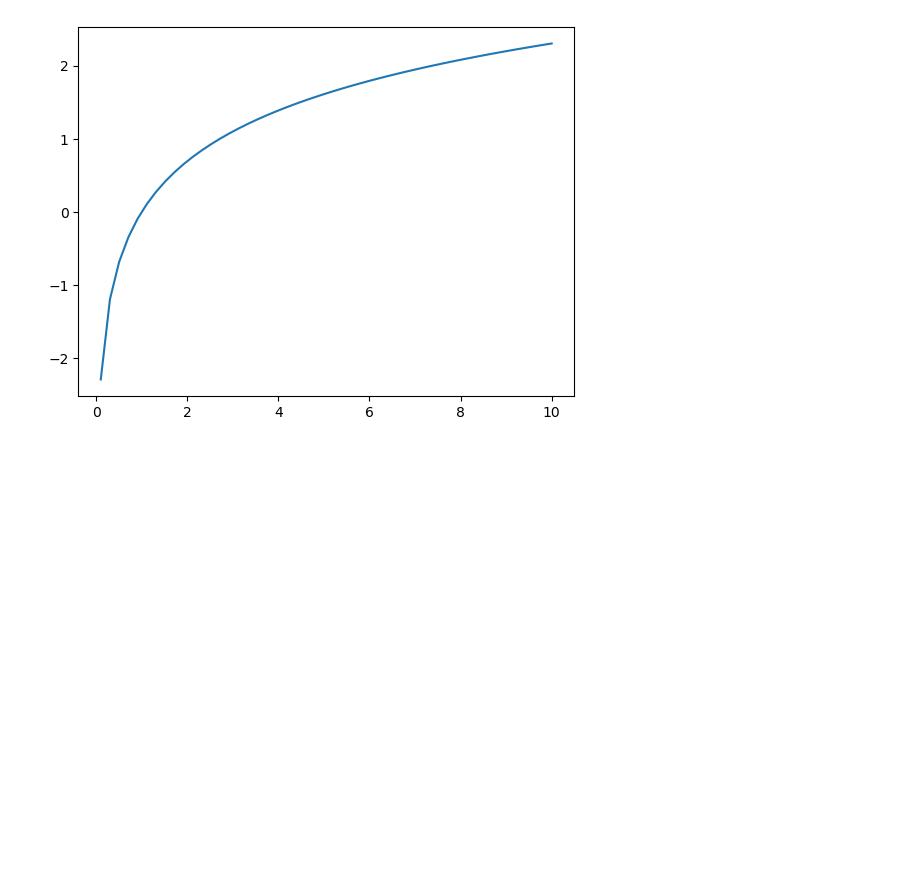
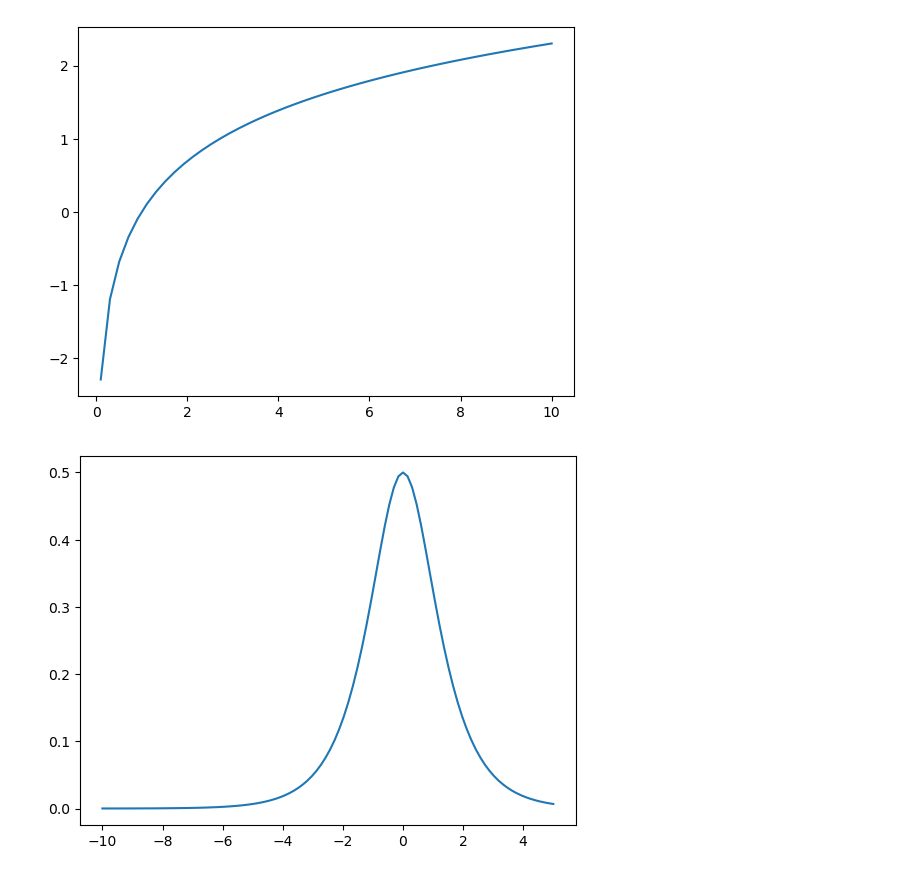
Before and after one commit to arsal858/Python-2026, a Jupyter notebook: Numpy/02_graphing_visualizing.ipynb, the cells around one changed output. Saved outputs shown, nothing was run; the diff lists cells and outputs as text; code cells hidden in the pictures; blank space fills up the shorter version.

```diff
--- a/Numpy/02_graphing_visualizing.ipynb
+++ b/Numpy/02_graphing_visualizing.ipynb
@@ -85,3 +85,12 @@ plt.plot(x,y)
 plt.show()
 # %% [output]
 [figure]
+# %%
+import numpy as np
+import matplotlib.pyplot as plt
+x=np.linspace(-10,5,100)
+y=1/(np.exp(x)+np.exp(-x))
+plt.plot(x,y)
+plt.show()
+# %% [output]
+[figure, added]
```
